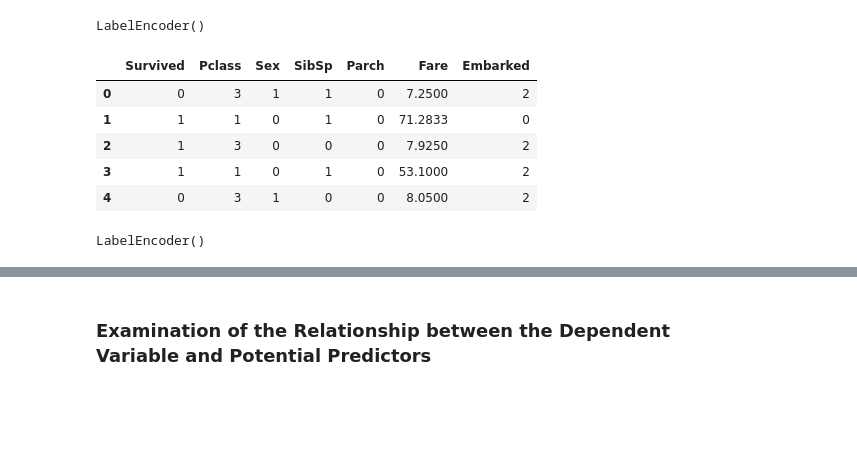
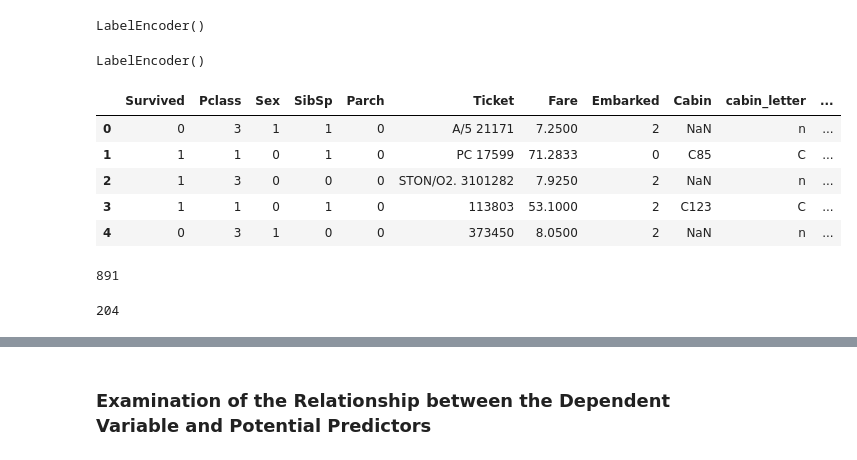
Before and after one commit to mhi573/MSDS-422-Group-3-Module-5, a Jupyter notebook: MSDS-422-Group-3-Module-5.ipynb, the cells around one changed output, grey strips where cells are left out. Drawn from its saved outputs; the diff is of its cells as text; code cells hidden in the pictures; blank space fills up the shorter version.

```diff
--- a/MSDS-422-Group-3-Module-5.ipynb
+++ b/MSDS-422-Group-3-Module-5.ipynb
@@ -454,7 +454,7 @@ len(titanic_training_data[titanic_training_data['Embarked']=='Q']) / len(titanic
 
 len(titanic_training_data[titanic_training_data['Embarked'].isnull()]) # only two instances, replace with 'S'
 
-df = titanic_training_data.drop(columns = ['Name','Ticket','Age','Cabin','PassengerId'])
+df = titanic_training_data.drop(columns = ['Name','Age','Cabin','PassengerId'])
 df.fillna(value = 'S',inplace = True)
 
 le.fit(df['Embarked'])#.reshape(-1,1)
@@ -472,24 +472,30 @@ LabelEncoder()
 # %%
 y = titanic_training_data['Cabin']
 X = df
-df.head()
+df['Cabin'] = y
+df_cabin = df['Cabin'].to_list()
-# %% [output]
-|  | Survived | Pclass | Sex | SibSp | Parch | Fare | Embarked |
-| 0 | 0 | 3 | 1 | 1 | 0 | 7.2500 | 2 |
-| 1 | 1 | 1 | 0 | 1 | 0 | 71.2833 | 0 |
-| 2 | 1 | 3 | 0 | 0 | 0 | 7.9250 | 2 |
-| 3 | 1 | 1 | 0 | 1 | 0 | 53.1000 | 2 |
-| 4 | 0 | 3 | 1 | 0 | 0 | 8.0500 | 2 |
-# %%
-df['Cabin'] = y
-df2 = df.dropna().reset_index().drop(columns = 'index')
-
-letters = []
-for cabin in df2['Cabin']:
-    letters.append(cabin[0])
-
-df2['cabin_letter'] = letters
-le.fit(df2['cabin_letter'])#.reshape(-1,1)
-df2['cabin_code'] = le.transform(df2['cabin_letter'])
-# %% [output]
-LabelEncoder()
+# %%
+letters = []
+for i in range(0,len(df)):
+    if df_cabin[i] is not None:
+        letters.append(str(df_cabin[i])[0])
+    else:
+        letters.append(np.nan)
+
+df['cabin_letter'] = letters
+le.fit(df['cabin_letter'])#.reshape(-1,1)
+df['cabin_code'] = le.transform(df['cabin_letter'])
+
+df.head()
+len(df)
+len(df.dropna())
+# %% [output]
+LabelEncoder()
+|  | Survived | Pclass | Sex | SibSp | Parch | Ticket | Fare | Embarked | Cabin | cabin_letter | ... |
+| 0 | 0 | 3 | 1 | 1 | 0 | A/5 21171 | 7.2500 | 2 | NaN | n | ... |
+| 1 | 1 | 1 | 0 | 1 | 0 | PC 17599 | 71.2833 | 0 | C85 | C | ... |
+| 2 | 1 | 3 | 0 | 0 | 0 | STON/O2. 3101282 | 7.9250 | 2 | NaN | n | ... |
+| 3 | 1 | 1 | 0 | 1 | 0 | 113803 | 53.1000 | 2 | C123 | C | ... |
+| 4 | 0 | 3 | 1 | 0 | 0 | 373450 | 8.0500 | 2 | NaN | n | ... |
+891
+204
```
Also changed, not shown: parts of 6 cells of this notebook.
